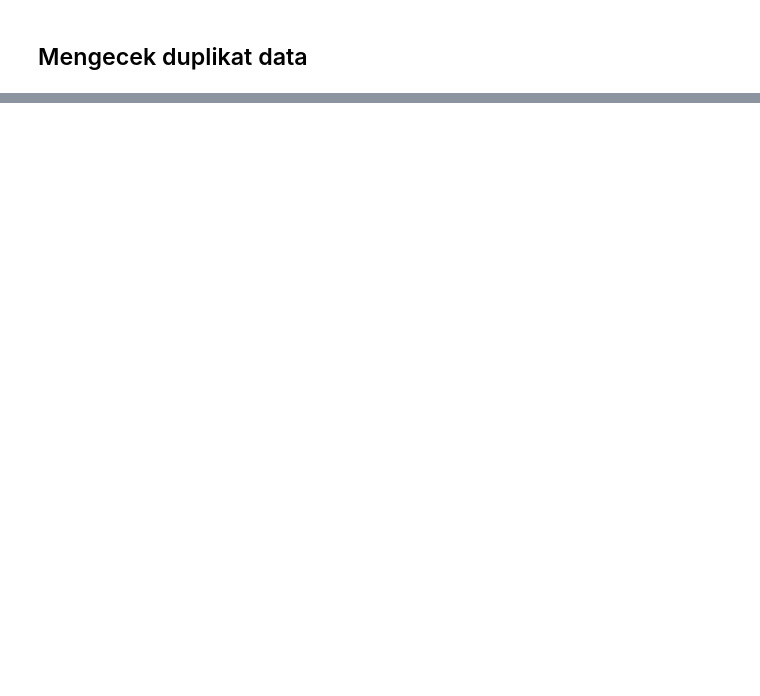
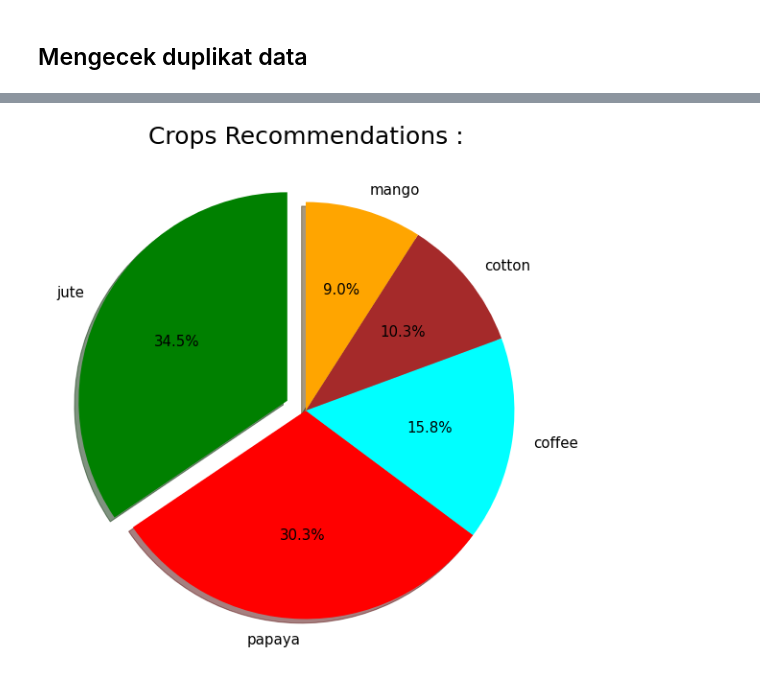
Before and after one commit to wiwekapremana/system-recommendation-crop, a Jupyter notebook: System_Recommendation_Crop.ipynb, the cells around one changed output, grey strips where cells are left out. Cells and saved outputs as stored; diff of their text form; code cells hidden in the pictures; blank space fills up the shorter version.

```diff
--- a/System_Recommendation_Crop.ipynb
+++ b/System_Recommendation_Crop.ipynb
@@ -192,0 +253,5 @@ print(check_duplicates)
+# %%
+#label encoding
+from sklearn.preprocessing import LabelEncoder
+encod = LabelEncoder()
+crop_df['Encoded_label'] = encod.fit_transform(crop_df.label) #membuat kolom Encode_label dalam urutan abjad
@@ -192,0 +267,8 @@ print(check_duplicates)
+# %%
+#encoded labels for classes
+a = pd.DataFrame(pd.unique(crop_df.label));
+a.rename(columns={0:'label'},inplace=True)
+b = pd.DataFrame(pd.unique(crop_df.Encoded_label));
+b.rename(columns={0:'encoded'},inplace=True)
+classes = pd.concat([a,b],axis=1).sort_values('encoded').set_index('label')
+classes
@@ -192,0 +497,8 @@ print(check_duplicates)
+# %%
+a = [[80,35,40,30,80,7.5,100]]
+# %%
+pickle_in = open('classifier.pkl','rb')
+model = pickle.load(pickle_in)
+pre = model.predict_proba(a)
+pre = pd.DataFrame(data = np.round(pre.T*100,2), index=classes.index,columns=['predicted_values'])
+pre
@@ -192,0 +524,11 @@ print(check_duplicates)
+# %%
+high = pre.predicted_values.nlargest(5)
+plt.figure(figsize=(15,10))
+plt.rcParams['font.size']=15
+plt.title('Crops Recommendations :',fontdict={'fontsize': 25, 'fontweight': 'medium'})
+plt.pie(x=high,labels=high.index,autopct='%1.1f%%',explode=(0.1, 0, 0, 0, 0),shadow=True,startangle=90,
+        colors=['green','red','cyan','brown','orange'])
+
+plt.show()
+# %% [output]
+[figure, added]
```
Also changed, not shown: parts of 38 cells of this notebook.
